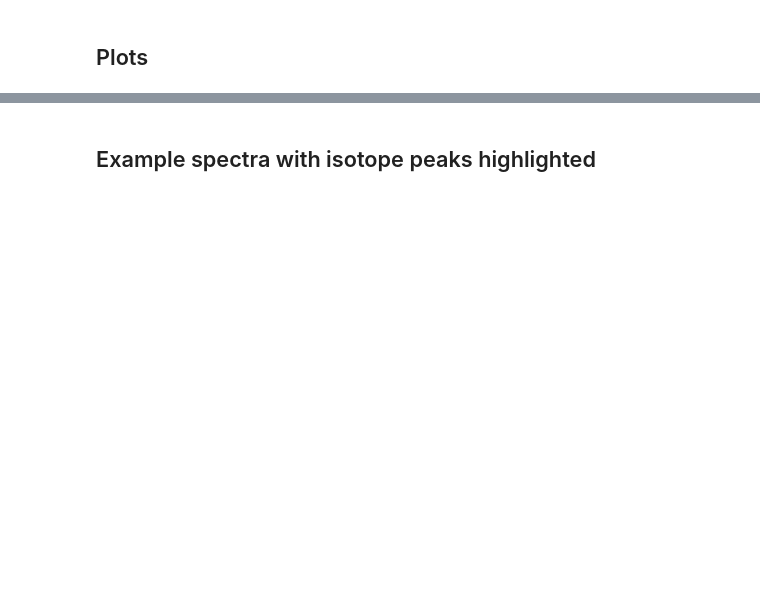
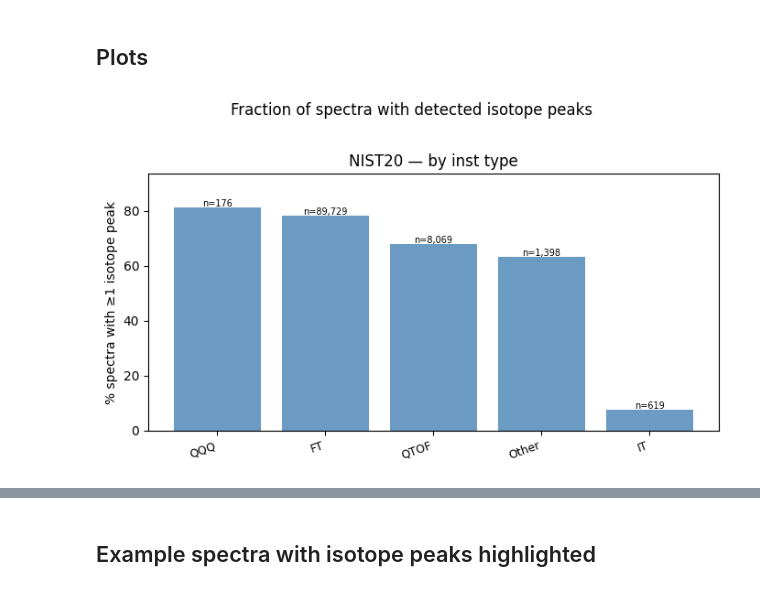
Before and after one commit to LZhang98/fragnnet, a Jupyter notebook: notebooks/isotope_peak_analysis.ipynb, the cells around one changed output, grey strips where cells are left out. Cells and saved outputs as stored; diff of their text form; code cells hidden in the pictures; blank space fills up the shorter version.

```diff
--- a/notebooks/isotope_peak_analysis.ipynb
+++ b/notebooks/isotope_peak_analysis.ipynb
@@ -186,7 +188,8 @@ def compute_isotope_stats_formula_aware(
 def run_isotope_analysis(spec_df: pd.DataFrame) -> pd.DataFrame:
     """Compute isotope stats on an already-sampled spec_df. No internal sampling."""
     print(f"  Computing isotope stats on {len(spec_df):,} spectra…")
-    stats = spec_df["peaks"].apply(compute_isotope_stats).apply(pd.Series)
+    tqdm.pandas(desc="  isotope stats", leave=False)
+    stats = spec_df["peaks"].progress_apply(compute_isotope_stats).apply(pd.Series)
     meta_cols = [c for c in ["spec_id", "mol_id", "inst_type", "frag_mode", "prec_type",
                               "ion_mode", "ace", "nce", "prec_mz", "formula"] if c in spec_df.columns]
     result = pd.concat([spec_df[meta_cols].reset_index(drop=True), stats], axis=1)
@@ -302,11 +311,12 @@ with pd.option_context("display.float_format", "{:.3f}".format, "display.max_row
 ## Plots
 # %%
 # ── Overview: % spectra with isotope peaks by inst_type ──────────────────────
-fig, axes = plt.subplots(1, 2, figsize=(14, 4), sharey=False)
-for ax, (stats, label) in zip(axes, [(stats20, "NIST20"), (stats23, "NIST23")]):
-    plot_bar_by_group(ax, stats, "inst_type", label, color="steelblue")
+fig, ax = plt.subplots(figsize=(7, 4))
+plot_bar_by_group(ax, stats20, "inst_type", "NIST20", color="steelblue")
 plt.suptitle("Fraction of spectra with detected isotope peaks", y=1.02)
 plt.tight_layout()
 plt.show()
+# %% [output]
+[figure, added]
 # %%
 # ── By frag_mode ──────────────────────────────────────────────────────────────
```
Also changed, not shown: parts of 34 cells of this notebook.
